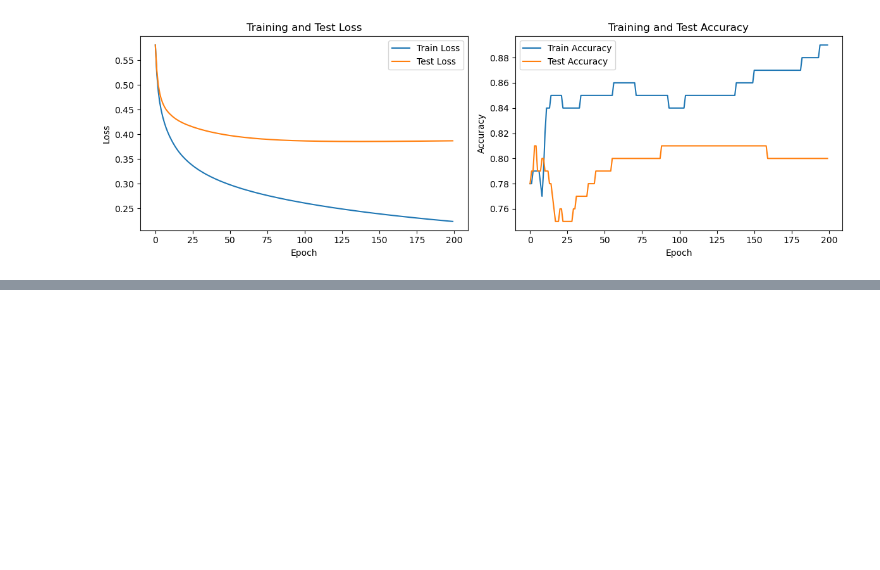
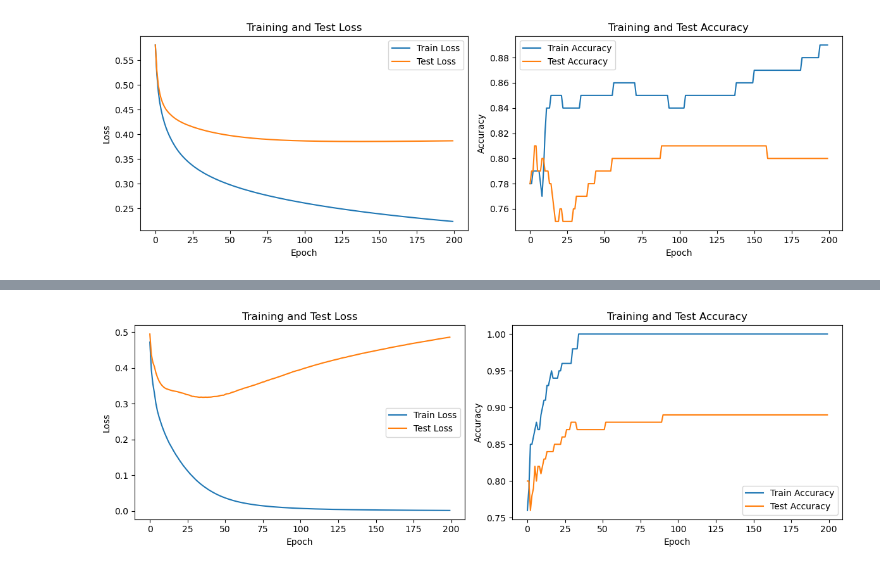
Before and after one commit to nasoskar/ProgrAndMaths, a Jupyter notebook: task2/ecg_project.ipynb, the cells around one changed output, grey strips where cells are left out. Drawn from its saved outputs; the diff is of its cells as text; code cells hidden in the pictures; blank space fills up the shorter version.

```diff
--- a/task2/ecg_project.ipynb
+++ b/task2/ecg_project.ipynb
@@ -222,8 +218,8 @@ plot_loss_and_accuracy(train_loss, test_loss, train_acc, test_acc)
 [figure]
 # %%
 # create a model instance
-model = NeuralNetwork2()
+model2 = NeuralNetwork2()
 
 # print the model size (number of parameters)
-num_params = sum(p.numel() for p in model.parameters())
+num_params = sum(p.numel() for p in model2.parameters())
 print("Number of parameters:", num_params)
@@ -229,0 +228,6 @@ print("Number of parameters:", num_params)
+# %%
+# define optimizer2
+optimizer2 = torch.optim.Adam(model2.parameters(), lr = learning_rate, weight_decay = weight_decay)
+# %%
+# train model2
+train_loss, test_loss, train_acc, test_acc = train_network(model2, optimizer2, loss_function, num_epochs, batch_size, X_train, y_train, X_test, y_test)
@@ -229,0 +255,5 @@ print("Number of parameters:", num_params)
+# %%
+# plot model2
+plot_loss_and_accuracy(train_loss, test_loss, train_acc, test_acc)
+# %% [output]
+[figure, added]
```
Also changed, not shown: parts of 6 cells of this notebook.
